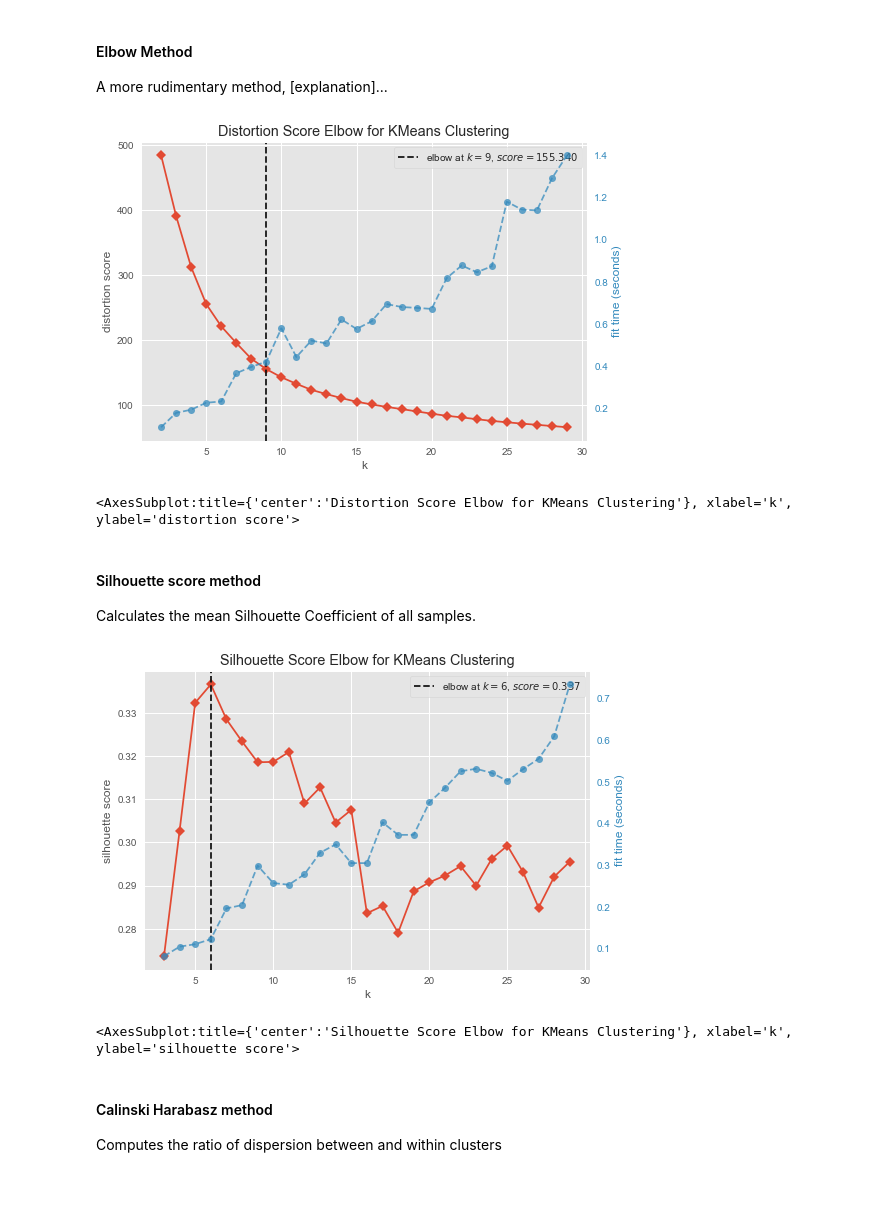
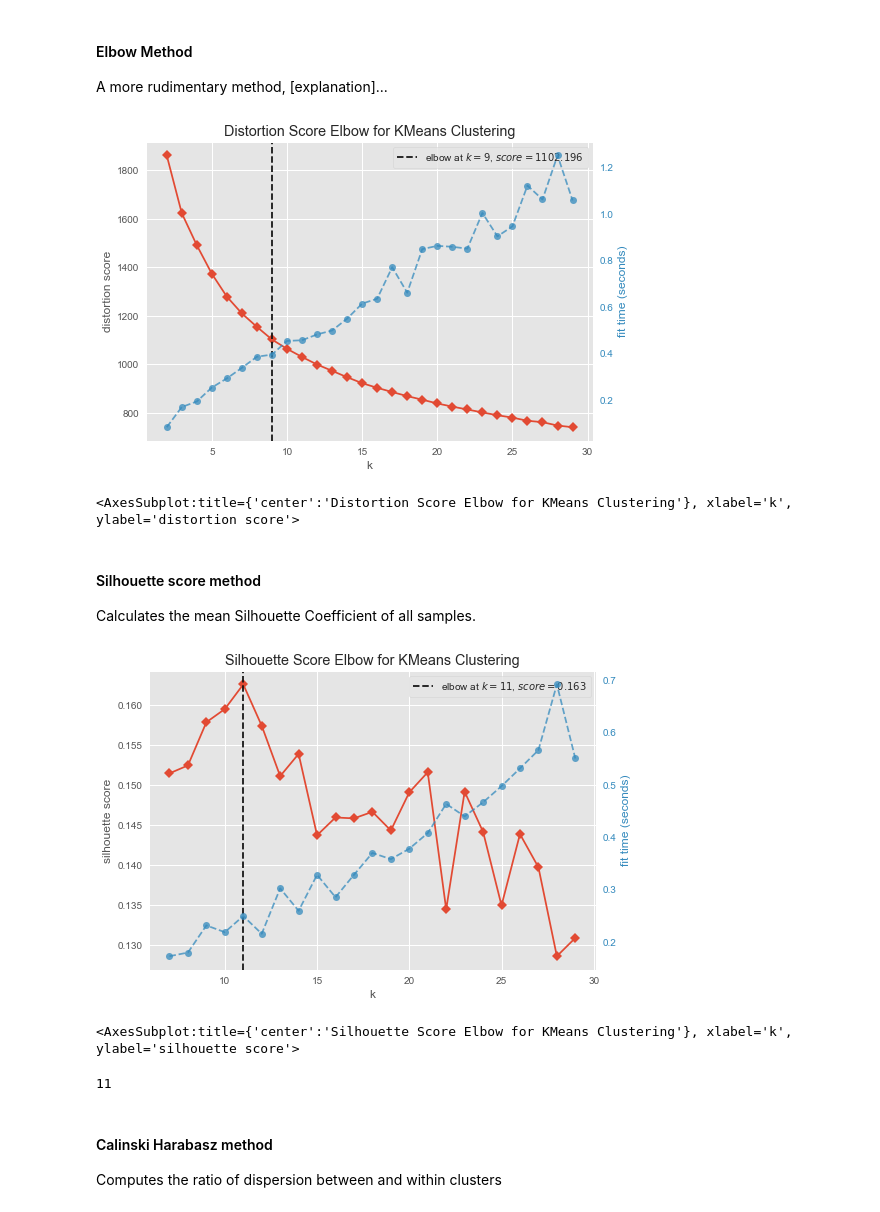
Before and after one commit to imarcosenciso/movie-suggester, a Jupyter notebook: algorithms_limpio.ipynb, the cells around one changed output. Drawn from its saved outputs; the diff is of its cells as text; code cells hidden in the pictures.

Commit message:
KMeans benchmark, DBSCAN implementation

```diff
--- a/algorithms_limpio.ipynb
+++ b/algorithms_limpio.ipynb
@@ -248,8 +31,0 @@ len(df_movies['writer'].explode().unique())
-# %%
-le = LabelEncoder()
-df_movies['writer'] = le.fit_transform(df_movies['writer'])
-
-# Add encoder to dict
-encoder_dict['writer'] = le
-
-df_movies.head(2)
@@ -269,3 +31,0 @@ encoder_dict
-# %%
-# Drop movieId and genres column
-df_movies.drop(['movieId', 'genres'], axis=1, inplace=True)
@@ -310,7 +34,7 @@ knn_movies_basic = NearestNeighbors(
 # %%
 km_movies_basic = KMeans(n_clusters=15, random_state=0)
 # %%
-km_movies_basic.fit(x)
+km_movies_basic.fit(df_movies)
 # %% [output]
 KMeans(n_clusters=15, random_state=0)
 # %% [markdown]
@@ -323,40 +47,44 @@ Different methods that the literature suggest will be used.
 
 A more rudimentary method, [explanation]...
 # %%
-model = KMeans(
+model_1 = KMeans(
     n_init = 20,
-    algorithm = 'elkan'
+    algorithm = 'elkan',
 )
 visualizer = KElbowVisualizer(
-    model,
+    model_1,
     k=(2,30),                       # k is range of number of clusters.
     timings= True
     )
 
-visualizer.fit(x)                   # Fit data to visualizer
+visualizer.fit(df_movies)                   # Fit data to visualizer
 visualizer.show()                   # Finalize and render the figure
 # %% [output]
-[figure, old version]
+[figure, new version]
 <AxesSubplot:title={'center':'Distortion Score Elbow for KMeans Clustering'}, xlabel='k', ylabel='distortion score'>
 # %% [markdown]
 #### Silhouette score method
 
 Calculates the mean Silhouette Coefficient of all samples.
 # %%
-model = KMeans()
+model_2 = KMeans()
 
 visualizer = KElbowVisualizer(
-    model,
-    k=(3,30),                   # k is range of number of clusters.
+    model_2,
+    k=(7,30),                   # k is range of number of clusters.
     metric = 'silhouette',      # 2nd method to approximate K.
     timings=True
     )
 
-visualizer.fit(x)               # Fit the data to the visualizer
+visualizer.fit(df_movies)       # Fit the data to the visualizer
 visualizer.show()               # Finalize and render the figure
 # %% [output]
-[figure, old version]
+[figure, new version]
 <AxesSubplot:title={'center':'Silhouette Score Elbow for KMeans Clustering'}, xlabel='k', ylabel='silhouette score'>
+# %%
+visualizer.elbow_value_
+# %% [output]
+11
 # %% [markdown]
 #### Calinski Harabasz method
 
```
Also changed, not shown: parts of 66 cells of this notebook.
